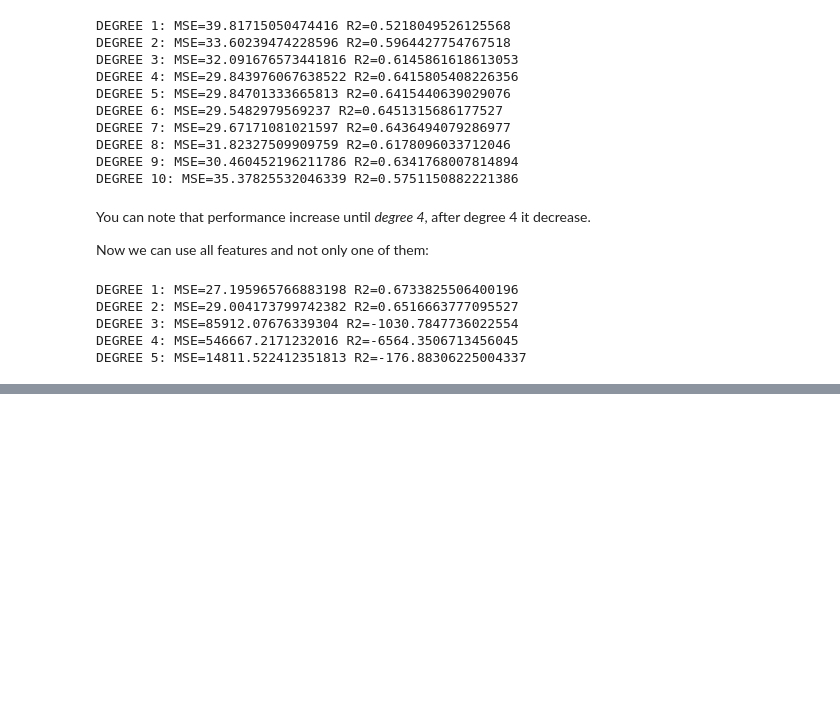
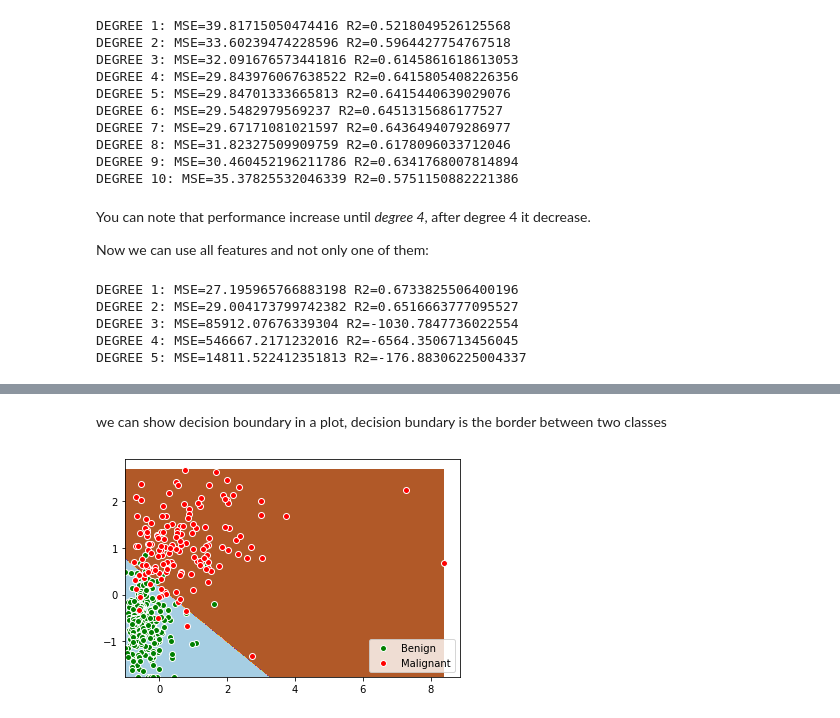
Before and after one commit to emanuele-em/Machine-Learning-and-Data-Science-by-example, a Jupyter notebook: machine_learning_data_science_by_example.ipynb, the cells around one changed output, grey strips where cells are left out. Saved outputs shown, nothing was run; the diff lists cells and outputs as text; code cells hidden in the pictures; blank space fills up the shorter version.

```diff
--- a/machine_learning_data_science_by_example.ipynb
+++ b/machine_learning_data_science_by_example.ipynb
@@ -1026,0 +1270,12 @@ we can observe we obtain best result with first degree. Other results are bad, t
+# %%
+import pandas as pd
+import numpy as np
+import matplotlib.pyplot as plt
+from sklearn.model_selection import train_test_split
+from sklearn.preprocessing import StandardScaler
+from sklearn.preprocessing import LabelEncoder
+
+breast_cancer = pd.read_csv("https://archive.ics.uci.edu/ml/machine-learning-databases/breast-cancer-wisconsin/wdbc.data",
+                           names=["id","diagnosis","radius_mean","texture_mean","perimeter_mean","area_mean","smoothness_mean","compactness_mean","concavity_mean","concave points_mean","symmetry_mean","fractal_dimension_mean","radius_se","texture_se","perimeter_se","area_se","smoothness_se","compactness_se","concavity_se","concave points_se","symmetry_se","fractal_dimension_se","radius_worst","texture_worst","perimeter_worst","area_worst","smoothness_worst","compactness_worst","concavity_worst","concave points_worst","symmetry_worst","fractal_dimension_worst"])
+
+breast_cancer.head()
@@ -1026,0 +1345,27 @@ we can observe we obtain best result with first degree. Other results are bad, t
+# %% [markdown]
+we can show decision boundary in a plot, decision bundary is the border between two classes
+# %%
+def showBounds(model, X, Y, labels=["Negative","Positive"]):
+
+    h = .02
+
+    x_min, x_max = X[:, 0].min(), X[:, 0].max()
+    y_min, y_max = X[:, 1].min(), X[:, 1].max()
+
+    xx, yy = np.meshgrid(np.arange(x_min, x_max, h),
+                         np.arange(y_min, y_max, h))
+
+    Z = model.predict(np.c_[xx.ravel(), yy.ravel()])
+
+    Z = Z.reshape(xx.shape)
+    plt.contourf(xx, yy, Z, cmap=plt.cm.Paired)
+
+    X_m = X[Y==1]
+    X_b = X[Y==0]
+    plt.scatter(X_b[:, 0], X_b[:, 1], c="green",  edgecolor='white', label=labels[0])
+    plt.scatter(X_m[:, 0], X_m[:, 1], c="red",  edgecolor='white', label=labels[1])
+    plt.legend()
+
+showBounds(lr, X_train, Y_train, labels=["Benign","Malignant"]) #for train
+# %% [output]
+[figure, added]
```
Also changed, not shown: parts of 27 cells of this notebook, 1 other file.
